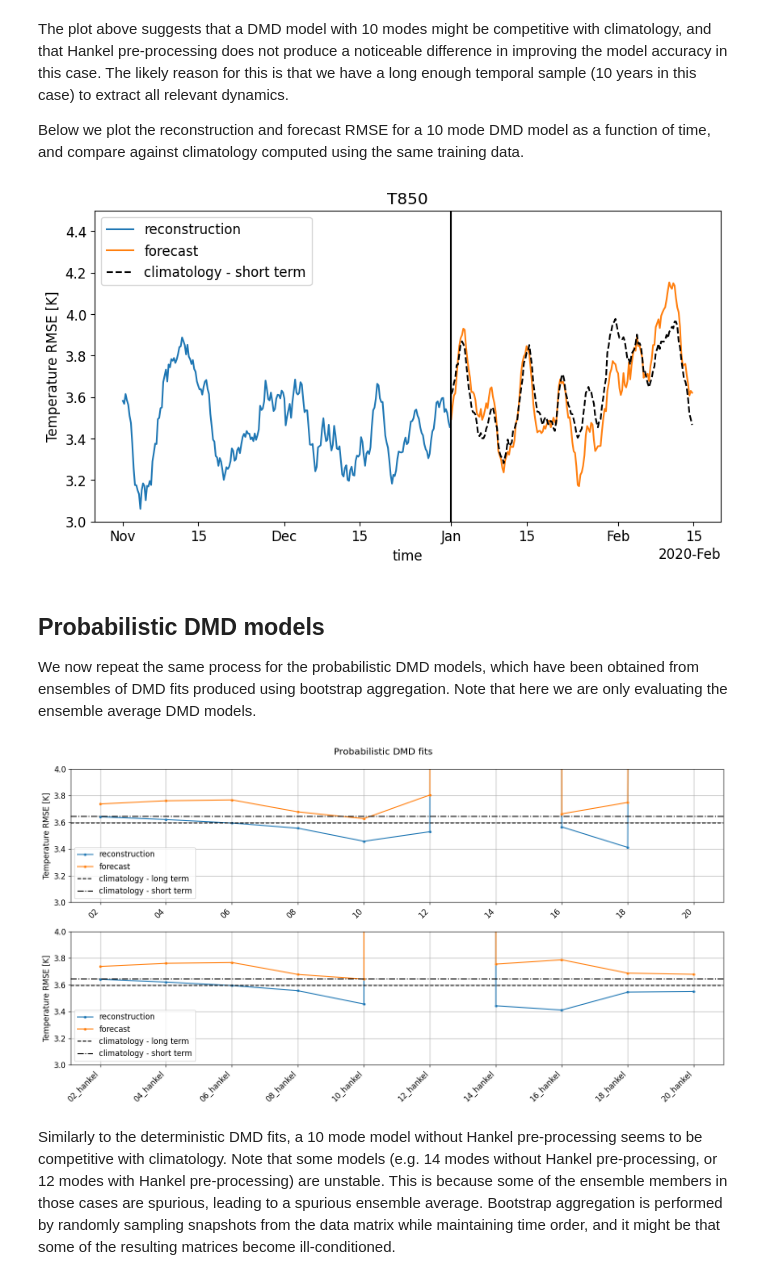
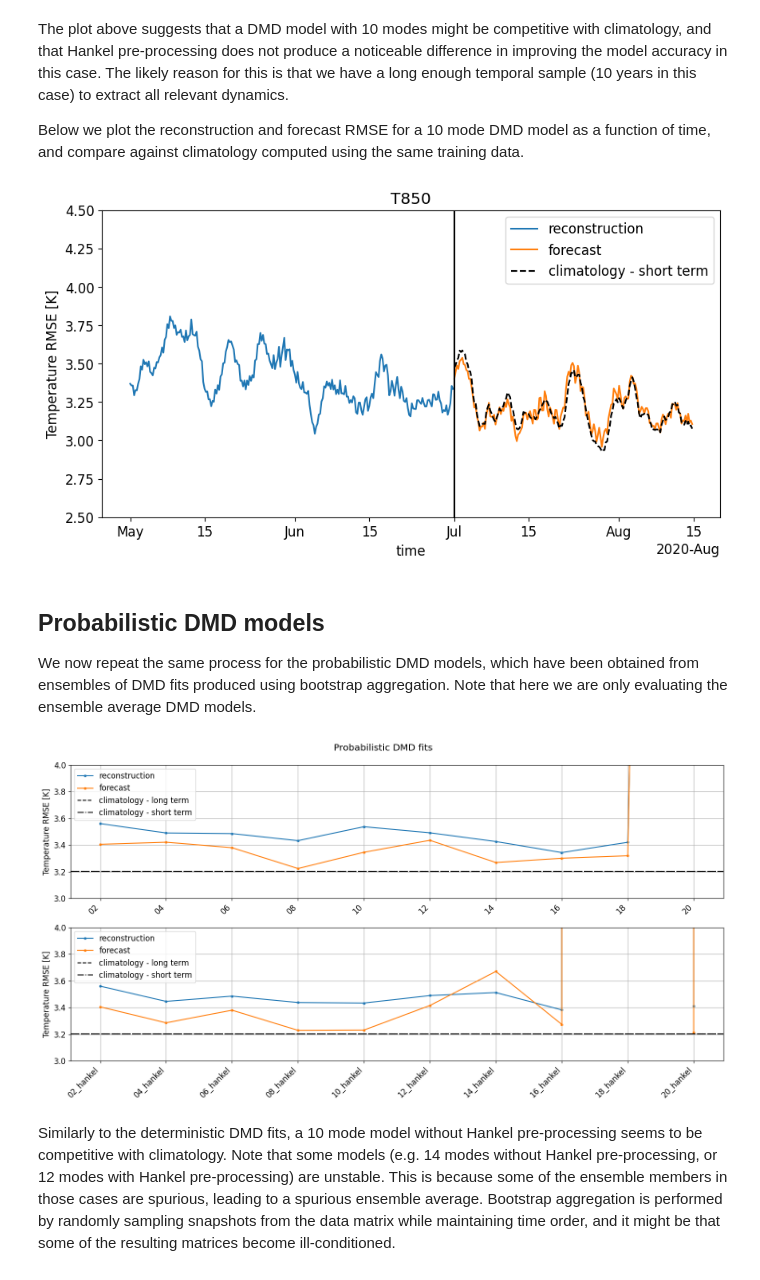
Before and after one commit to SVDROM/grid-search, a Jupyter notebook: evaluate.ipynb, the cells around one changed output. Cells and saved outputs as stored; diff of their text form; code cells hidden in the pictures.

Commit message:
model evaluation for 10 years of T850, forecasting summer 2020

```diff
--- a/evaluate.ipynb
+++ b/evaluate.ipynb
@@ -69,7 +69,7 @@ To compute the RMSE of climatology, we use a local multi-threading Dask cluster.
 client = Client(processes=False)
 # %%
 pressure_level = 850
-doy_slice = slice(0, 60)  # day-of-year slice
+doy_slice = slice(180, 240)  # day-of-year slice
 # %%
 ground_truth = xr.open_dataarray("input_data/era5_slice.zarr", engine="zarr")
 assert ground_truth.level.values == pressure_level, (
@@ -157,22 +157,22 @@ The plot above suggests that a DMD model with 10 modes might be competitive with
 
 Below we plot the reconstruction and forecast RMSE for a 10 mode DMD model as a function of time, and compare against climatology computed using the same training data.
 # %%
-model = "10"
-forecast_starts = "2020-01-01T00"
+model = "20_hankel"
+forecast_starts = "2020-07-01T00"
 
 plt.figure(figsize=(10, 5))
-reconstructions[model].plot(label="reconstruction")
-forecasts[model].plot(label="forecast")
+reconstructions_hankel[model].plot(label="reconstruction")
+forecasts_hankel[model].plot(label="forecast")
 rmse_clima_short_term.plot(color="k", linestyle = "--", label="climatology - short term")
 plt.axvline(pd.Timestamp(forecast_starts), color="k")
-plt.ylim((3, 4.5))
+plt.ylim((2.5, 4.5))
 plt.legend()
 plt.ylabel("Temperature RMSE [K]")
 plt.title("T850")
 
 plt.show()
 # %% [output]
-[figure, old version]
+[figure, new version]
 # %% [markdown]
 ## Probabilistic DMD models
 
@@ -236,7 +236,7 @@ fig.suptitle("Probabilistic DMD fits")
 fig.tight_layout()
 plt.show()
 # %% [output]
-[figure, old version]
+[figure, new version]
 # %% [markdown]
 Similarly to the deterministic DMD fits, a 10 mode model without Hankel pre-processing seems to be competitive with climatology. Note that some models (e.g. 14 modes without Hankel pre-processing, or 12 modes with Hankel pre-processing) are unstable. This is because some of the ensemble members in those cases are spurious, leading to a spurious ensemble average. Bootstrap aggregation is performed by randomly sampling snapshots from the data matrix while maintaining time order, and it might be that some of the resulting matrices become ill-conditioned.
 # %% [markdown]
```
Also changed, not shown: parts of 2 cells of this notebook.
